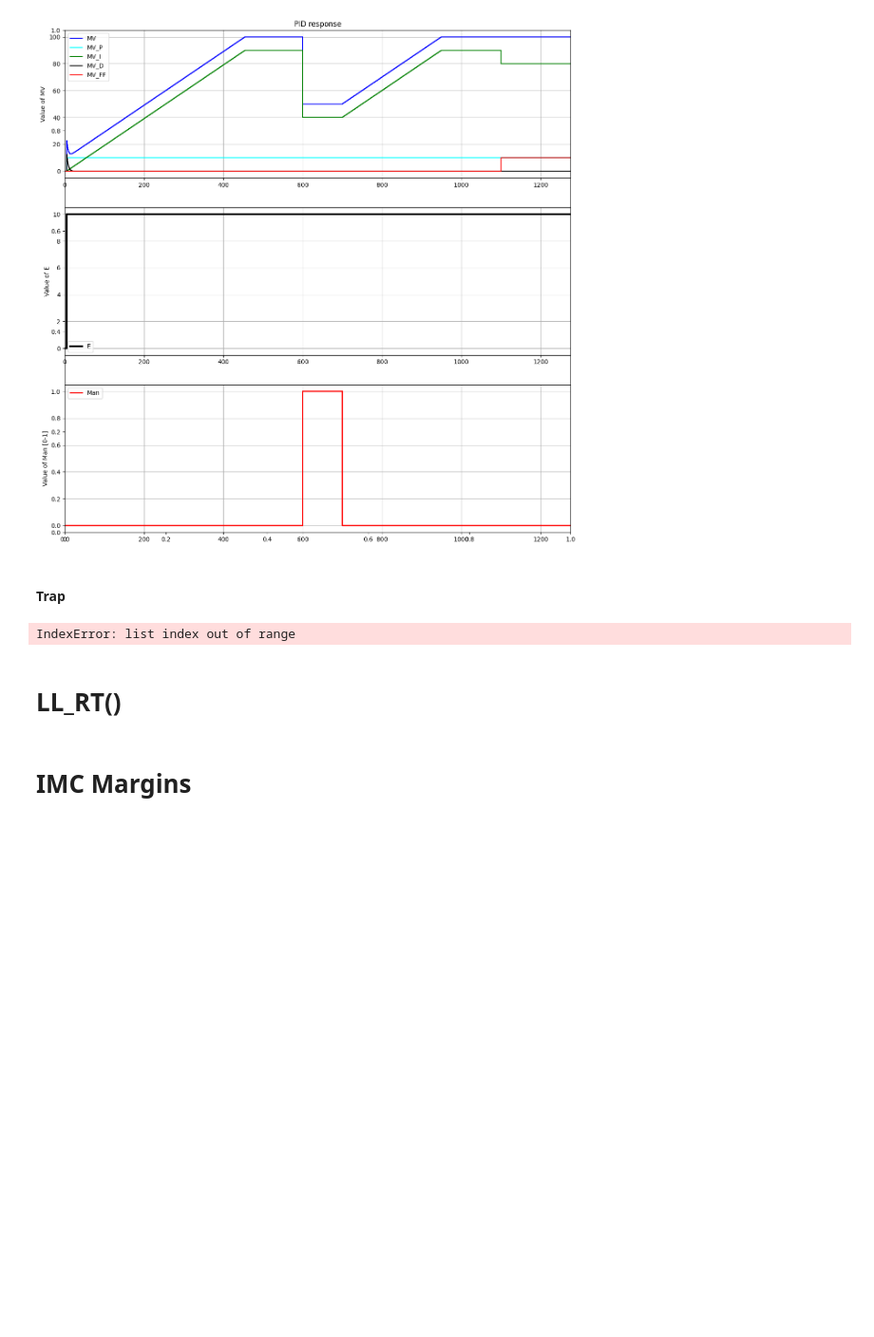
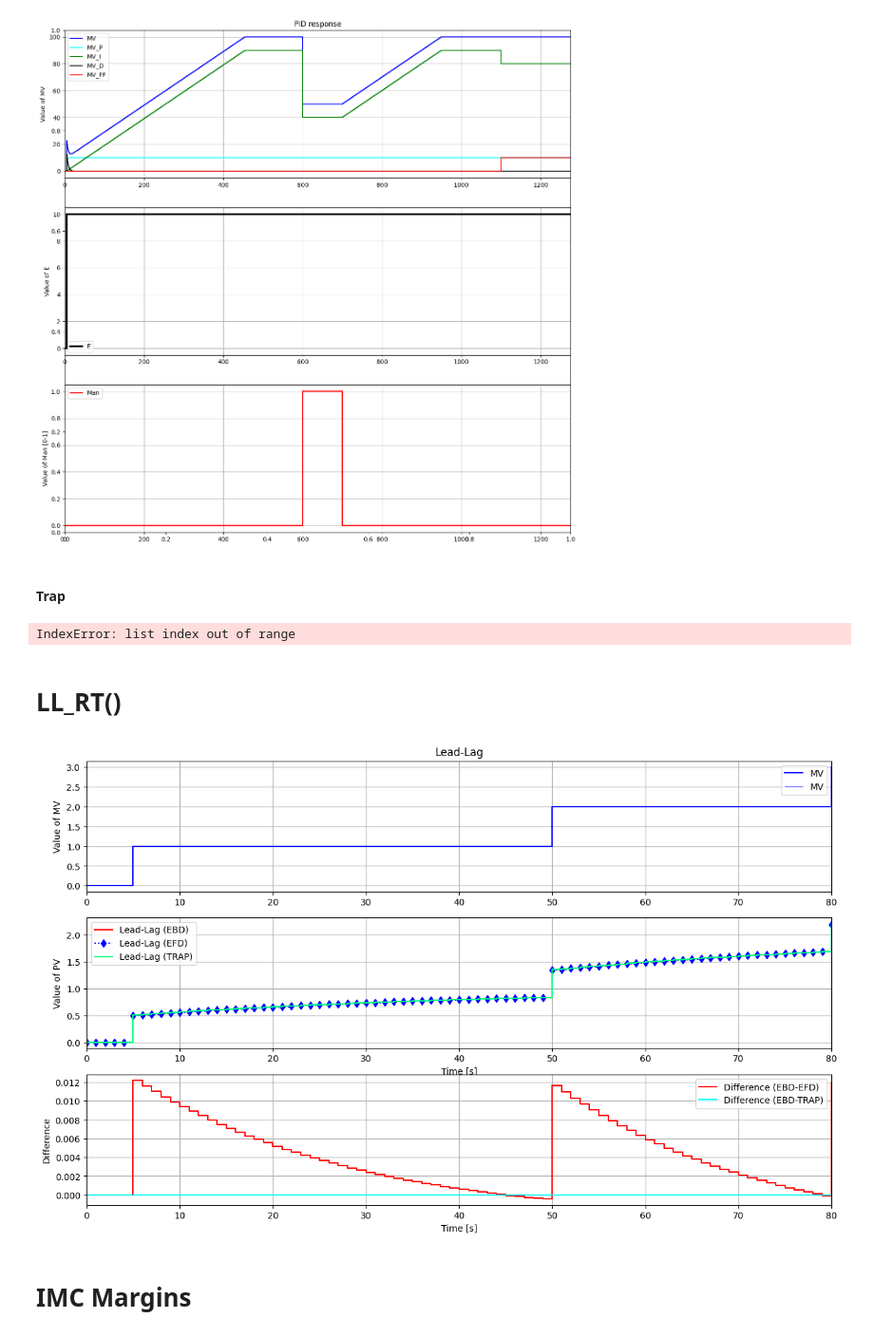
Before and after one commit to Muten-Roshi-Sama/TCLab_PID_Controller_FeedForward, a Jupyter notebook: Visualization_Code/package_LAB.ipynb, the cells around one changed output. Shown at 95% size. Drawn from its saved outputs; the diff is of its cells as text; code cells hidden in the pictures; blank space fills up the shorter version.

```diff
--- a/Visualization_Code/package_LAB.ipynb
+++ b/Visualization_Code/package_LAB.ipynb
@@ -234,41 +234,56 @@ PV = []
 Kp = 1
 TLead = 20
 TLag = 40
-theta = 10
+theta = 100
 
 
 for i in range(0,N):
     t.append(i*Ts)
     SelectPath_RT(MVPath,t,MV)
     # Delay_RT(MV,theta,Ts,MVDelay)
-    LL_RT(MV, Kp, TLead, TLag, Ts, PV_EBD)
-    LL_RT(MV, Kp, TLead, TLag, Ts, PV_EFD, 0, 'EFD')
-    LL_RT(MV, Kp, TLead, TLag, Ts, PV_TRAP, 0, 'TRAP')
+    LL_RT(MV, Kp, TLead, TLag, Ts, PV_EBD, 0, 'EBD')     # Euler Backwards Difference
+    LL_RT(MV, Kp, TLead, TLag, Ts, PV_EFD, 0, 'EFD')     # Euler Forwards Difference
+    LL_RT(MV, Kp, TLead, TLag, Ts, PV_TRAP, 0, 'TRAP')   # Trapezoidal Method
 
 plt.figure(figsize = (15,9))
 
 #---------MV-----------------
-plt.subplot(2,1,1)
+plt.subplot(3,1,1)
 plt.step(t,MV,'b-',label='MV',where='post')
 plt.step(t,MV,'b-',linewidth=0.5,label='MV',where='post')
 plt.ylabel('Value of MV')
 plt.title('Lead-Lag')
 plt.legend(loc='best')
 plt.xlim([0, TSim])
 plt.grid()
 
 
 #---------LL------------------------
-plt.subplot(2,1,2)
+plt.subplot(3,1,2)
 plt.step(t,PV_EBD,'-r',label='Lead-Lag (EBD)',where='post')
 plt.step(t,PV_EFD,'d:b',label='Lead-Lag (EFD)',where='post')
-# plt.step(t,PV_TRAP,'springgreen',label='Lead-Lag (TRAP)',where='post')
+plt.step(t,PV_TRAP,'springgreen',label='Lead-Lag (TRAP)',where='post')
 plt.ylabel('Value of PV')
 plt.xlabel('Time [s]')
 plt.legend(loc='best')
 plt.xlim([0, TSim])
 plt.grid()
 
-# plt.show()
+#--------Differences_between_models----------------
+plt.subplot(3, 1, 3)
+
+# Calculate the difference element-wise (assuming lists have the same length)
+diff_EBD_EFD = [a - b for a, b in zip(PV_EBD, PV_EFD)]
+diff_EBD_TRAP = [a - b for a, b in zip(PV_EBD, PV_TRAP)]
+
+plt.step(t, diff_EBD_EFD, '-r', label='Difference (EBD-EFD)', where='post')
+plt.step(t, diff_EBD_TRAP, 'cyan', label='Difference (EBD-TRAP)', where='post')
+plt.ylabel('Difference')
+plt.xlabel('Time [s]')
+plt.legend(loc='best')
+plt.xlim([0, TSim])
+plt.grid()
+# %% [output]
+[figure, added]
 # %% [markdown]
 # IMC Margins
```
Also changed, not shown: 3 other files.
